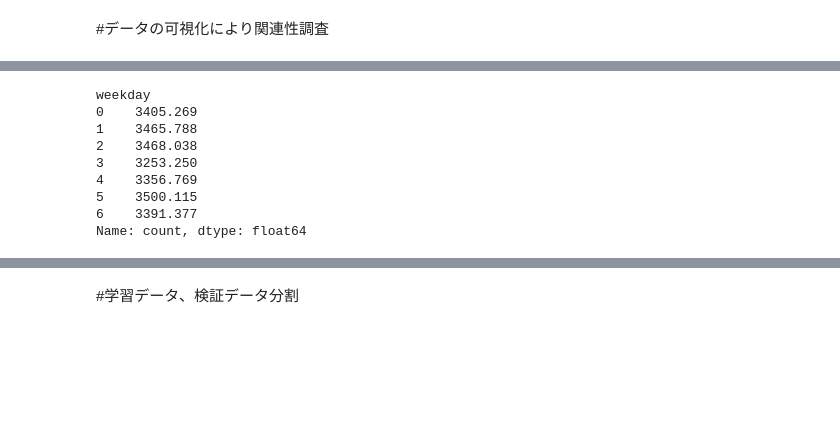
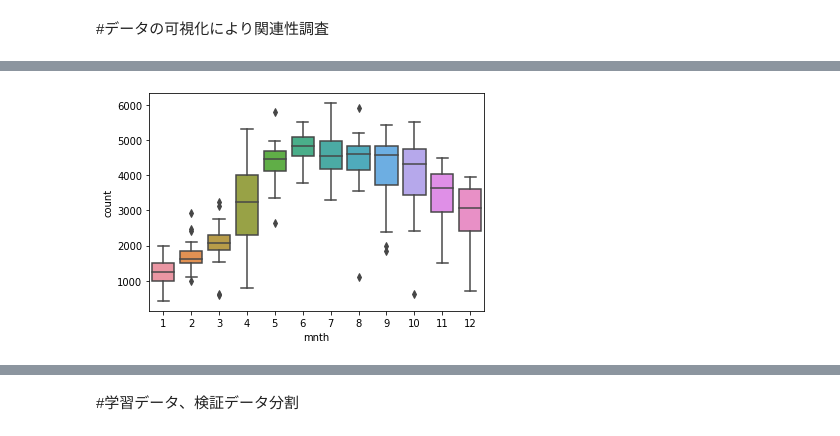
Before and after one commit to kaigitt/GoogleColab, a Jupyter notebook: 【砂川快斗】教師あり学習の演習_editor_ipynb_のコピー.ipynb, the cells around one changed output, grey strips where cells are left out. Saved outputs shown, nothing was run; the diff lists cells and outputs as text; code cells hidden in the pictures; blank space fills up the shorter version.

```diff
--- a/【砂川快斗】教師あり学習の演習_editor_ipynb_のコピー.ipynb
+++ b/【砂川快斗】教師あり学習の演習_editor_ipynb_のコピー.ipynb
@@ -225,14 +169,8 @@ plt.show()
-# %%
-#weekdayごとのレンタル数
-df_cycle_except_object.groupby('weekday').mean()['count'].round(3)
-# %% [output]
-weekday
-0    3405.269
-1    3465.788
-2    3468.038
-3    3253.250
-4    3356.769
-5    3500.115
-6    3391.377
-Name: count, dtype: float64
+# %%
+#月ごとのレンタル数
+plt.figure()
+sns.boxplot(x=df_cycle_except_object['mnth'], y=df_cycle_except_object['count'])
+plt.show()
+# %% [output]
+[figure, added]
 # %%
```
Also changed, not shown: parts of 45 cells of this notebook.
